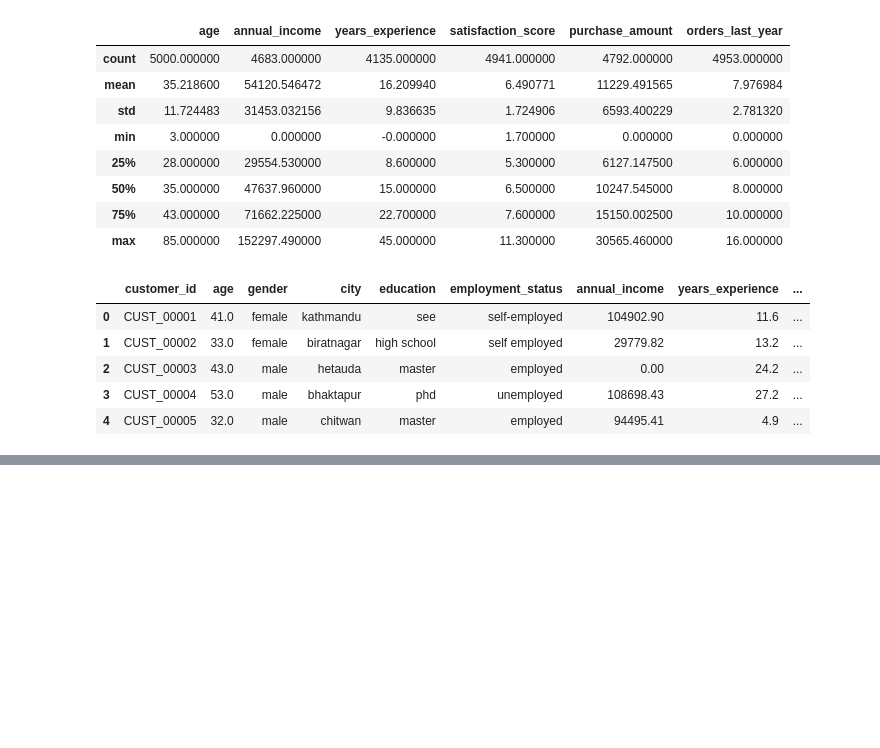
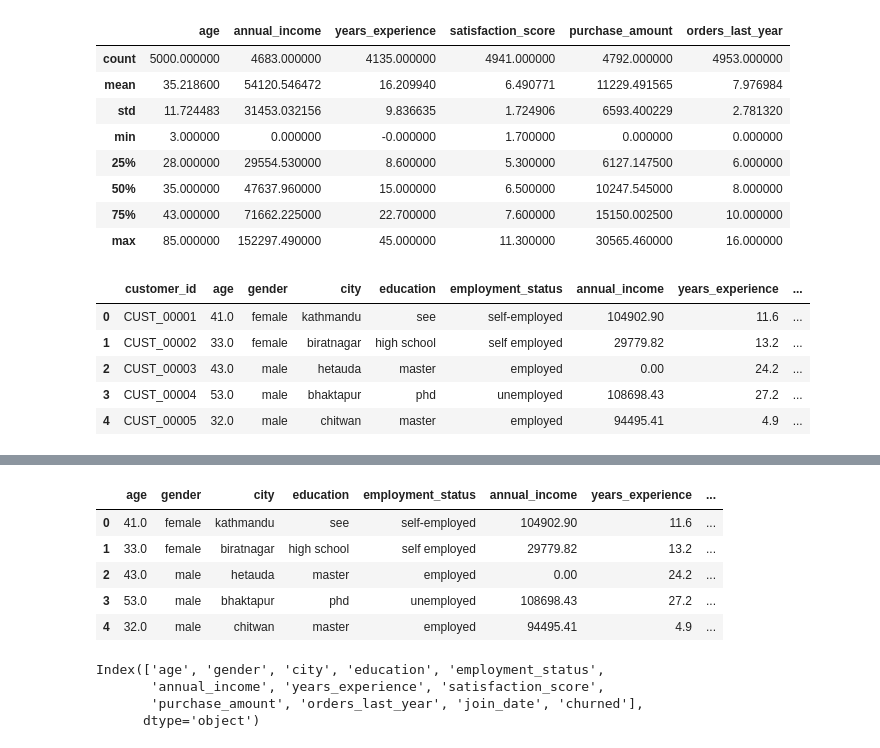
Before and after one commit to lovkush7/MACHINE-LEARNING-, a Jupyter notebook: churned.ipynb, the cells around one changed output, grey strips where cells are left out. Drawn from its saved outputs; the diff is of its cells as text; code cells hidden in the pictures; blank space fills up the shorter version.

```diff
--- a/churned.ipynb
+++ b/churned.ipynb
@@ -579,0 +601,22 @@ for col in num_cols:
+# %%
+data = data.drop('customer_id',axis=1)
+# %%
+data = data.drop('email',axis=1)
+# %%
+data = data.drop('phone',axis=1)
+# %%
+data.head()
+# %% [output]
+|  | age | gender | city | education | employment_status | annual_income | years_experience | ... |
+| 0 | 41.0 | female | kathmandu | see | self-employed | 104902.90 | 11.6 | ... |
+| 1 | 33.0 | female | biratnagar | high school | self employed | 29779.82 | 13.2 | ... |
+| 2 | 43.0 | male | hetauda | master | employed | 0.00 | 24.2 | ... |
+| 3 | 53.0 | male | bhaktapur | phd | unemployed | 108698.43 | 27.2 | ... |
+| 4 | 32.0 | male | chitwan | master | employed | 94495.41 | 4.9 | ... |
+# %%
+data.columns
+# %% [output]
+Index(['age', 'gender', 'city', 'education', 'employment_status',
+       'annual_income', 'years_experience', 'satisfaction_score',
+       'purchase_amount', 'orders_last_year', 'join_date', 'churned'],
+      dtype='object')
```
Also changed, not shown: parts of 40 cells of this notebook.
